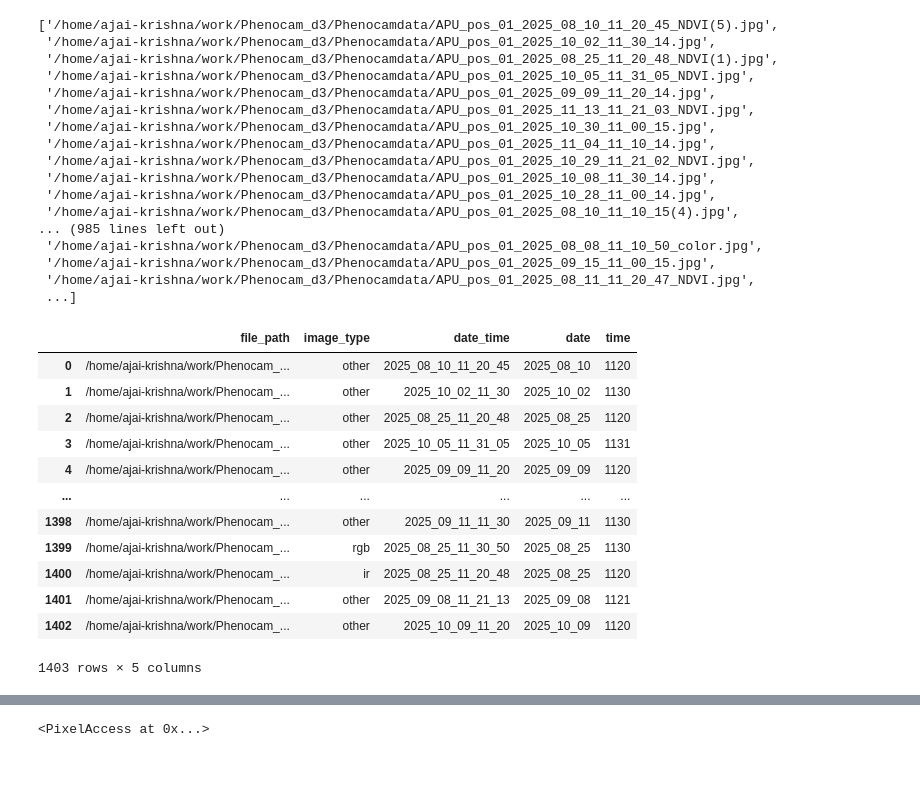
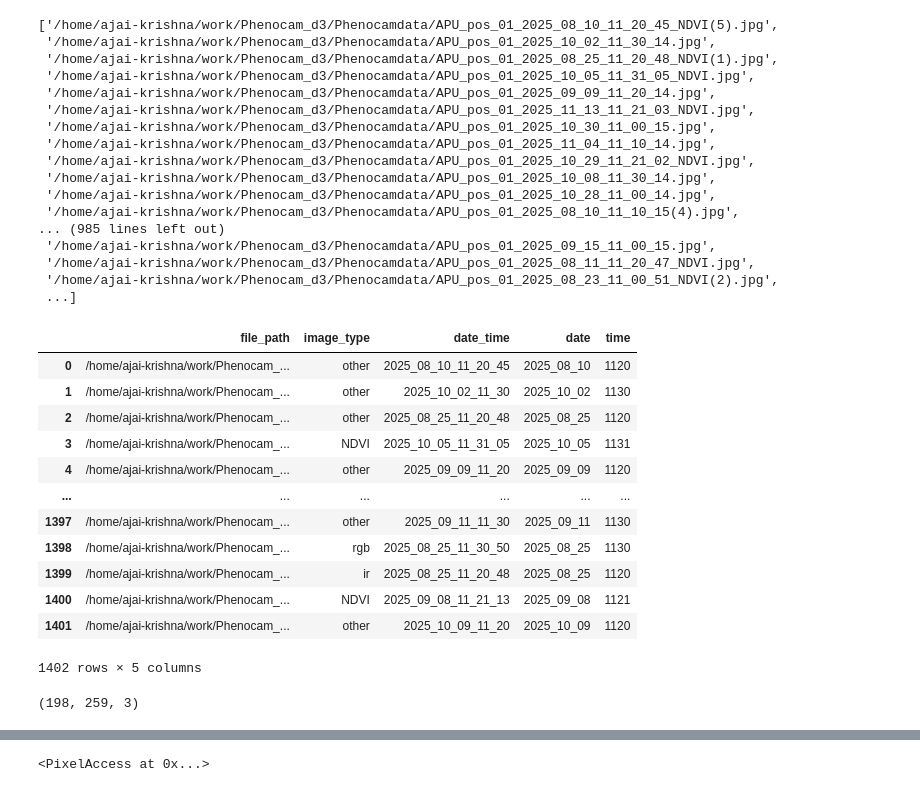
Before and after one commit to ajaikrishn/Phenocam-Dashboard, a Jupyter notebook: image_processing.ipynb, the cells around one changed output, grey strips where cells are left out. Cells and saved outputs as stored; diff of their text form; code cells hidden in the pictures.

```diff
--- a/image_processing.ipynb
+++ b/image_processing.ipynb
@@ -9,6 +12,7 @@ from datetime import datetime
 import pandas as pd
 # %%
 data_dir='/home/ajai-krishna/work/Phenocam_d3/Phenocamdata'
+plot_dir='/home/ajai-krishna/work/Phenocam_d3/Plots'
 file_path=[os.path.join(data_dir,i) for i in os.listdir(data_dir)]
 file_path
 # %% [output]
@@ -25,30 +29,31 @@ file_path
  '/home/ajai-krishna/work/Phenocam_d3/Phenocamdata/APU_pos_01_2025_10_28_11_00_14.jpg',
  '/home/ajai-krishna/work/Phenocam_d3/Phenocamdata/APU_pos_01_2025_08_10_11_10_15(4).jpg',
 ... (985 lines left out)
- '/home/ajai-krishna/work/Phenocam_d3/Phenocamdata/APU_pos_01_2025_08_08_11_10_50_color.jpg',
  '/home/ajai-krishna/work/Phenocam_d3/Phenocamdata/APU_pos_01_2025_09_15_11_00_15.jpg',
  '/home/ajai-krishna/work/Phenocam_d3/Phenocamdata/APU_pos_01_2025_08_11_11_20_47_NDVI.jpg',
+ '/home/ajai-krishna/work/Phenocam_d3/Phenocamdata/APU_pos_01_2025_08_23_11_00_51_NDVI(2).jpg',
  ...]
 # %%
 df1 = pd.DataFrame(file_path, columns=['file_path'])
-df1['image_type'] = df1['file_path'].apply(lambda x: 'rgb' if x.lower().endswith('_color.jpg') else ('ir' if x.lower().endswith('_ir.jpg') else 'other'))
+df1['image_type'] = df1['file_path'].apply(lambda x: 'rgb' if x.lower().endswith('_color.jpg')
+                                           else ('ir' if x.lower().endswith('_ir.jpg') else ('NDVI' if x.lower().endswith('_ndvi.jpg') else 'other')))
 df1['date_time'] = df1['file_path'].apply(lambda x: os.path.basename(x).split('APU_pos_01_')[-1].rsplit('_', 1)[0])
 #df1['datetime_obj'] = pd.to_datetime(df1['date_time'], format='%Y_%m_%d_%H%M%S')
 df1['date'] = df1['date_time'].apply(lambda x: "_".join(x.split('_')[0:3]))
 df1['time'] = df1['date_time'].apply(lambda x: "".join(x.split('_')[3:][:2]))
 #df1['time'] = pd.to_datetime(df1['time'], format='%H%M').dt.time
 df1
 # %% [output]
 |  | file_path | image_type | date_time | date | time |
 | 0 | /home/ajai-krishna/work/Phenocam_... | other | 2025_08_10_11_20_45 | 2025_08_10 | 1120 |
 | 1 | /home/ajai-krishna/work/Phenocam_... | other | 2025_10_02_11_30 | 2025_10_02 | 1130 |
 | 2 | /home/ajai-krishna/work/Phenocam_... | other | 2025_08_25_11_20_48 | 2025_08_25 | 1120 |
-| 3 | /home/ajai-krishna/work/Phenocam_... | other | 2025_10_05_11_31_05 | 2025_10_05 | 1131 |
+| 3 | /home/ajai-krishna/work/Phenocam_... | NDVI | 2025_10_05_11_31_05 | 2025_10_05 | 1131 |
 | 4 | /home/ajai-krishna/work/Phenocam_... | other | 2025_09_09_11_20 | 2025_09_09 | 1120 |
 | ... | ... | ... | ... | ... | ... |
-| 1398 | /home/ajai-krishna/work/Phenocam_... | other | 2025_09_11_11_30 | 2025_09_11 | 1130 |
-| 1399 | /home/ajai-krishna/work/Phenocam_... | rgb | 2025_08_25_11_30_50 | 2025_08_25 | 1130 |
-| 1400 | /home/ajai-krishna/work/Phenocam_... | ir | 2025_08_25_11_20_48 | 2025_08_25 | 1120 |
-| 1401 | /home/ajai-krishna/work/Phenocam_... | other | 2025_09_08_11_21_13 | 2025_09_08 | 1121 |
-| 1402 | /home/ajai-krishna/work/Phenocam_... | other | 2025_10_09_11_20 | 2025_10_09 | 1120 |
+| 1397 | /home/ajai-krishna/work/Phenocam_... | other | 2025_09_11_11_30 | 2025_09_11 | 1130 |
+| 1398 | /home/ajai-krishna/work/Phenocam_... | rgb | 2025_08_25_11_30_50 | 2025_08_25 | 1130 |
+| 1399 | /home/ajai-krishna/work/Phenocam_... | ir | 2025_08_25_11_20_48 | 2025_08_25 | 1120 |
+| 1400 | /home/ajai-krishna/work/Phenocam_... | NDVI | 2025_09_08_11_21_13 | 2025_09_08 | 1121 |
+| 1401 | /home/ajai-krishna/work/Phenocam_... | other | 2025_10_09_11_20 | 2025_10_09 | 1120 |
-1403 rows × 5 columns
+1402 rows × 5 columns
@@ -54,0 +79,4 @@ df1
+# %%
+tiles[0].shape
+# %% [output]
+(198, 259, 3)
```
Also changed, not shown: parts of 23 cells of this notebook, 4 other files.
